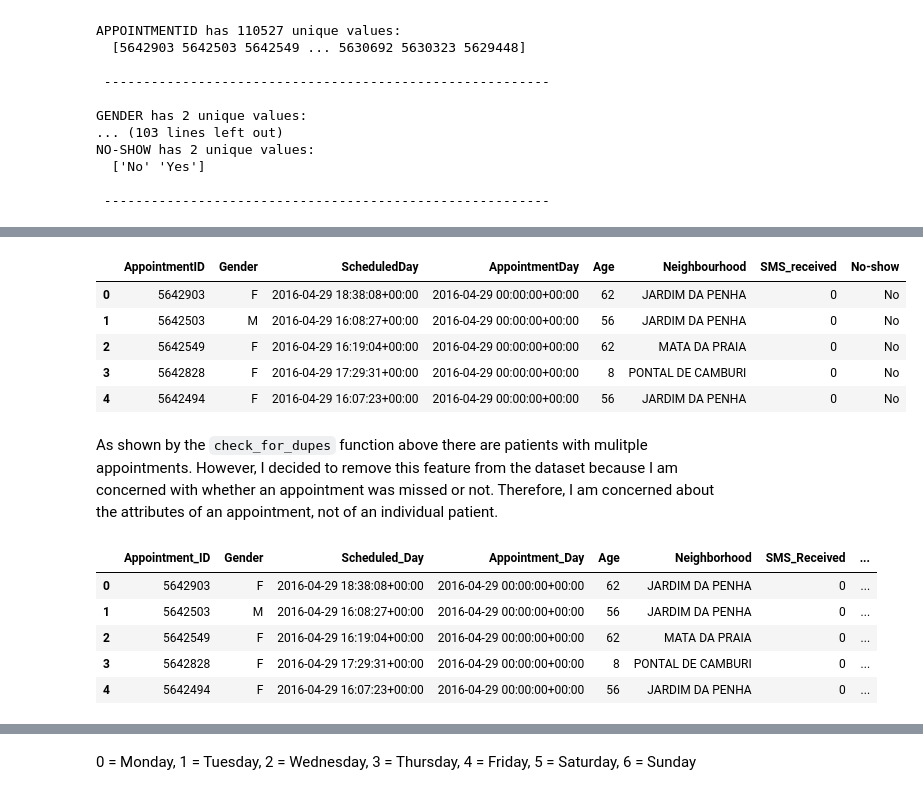
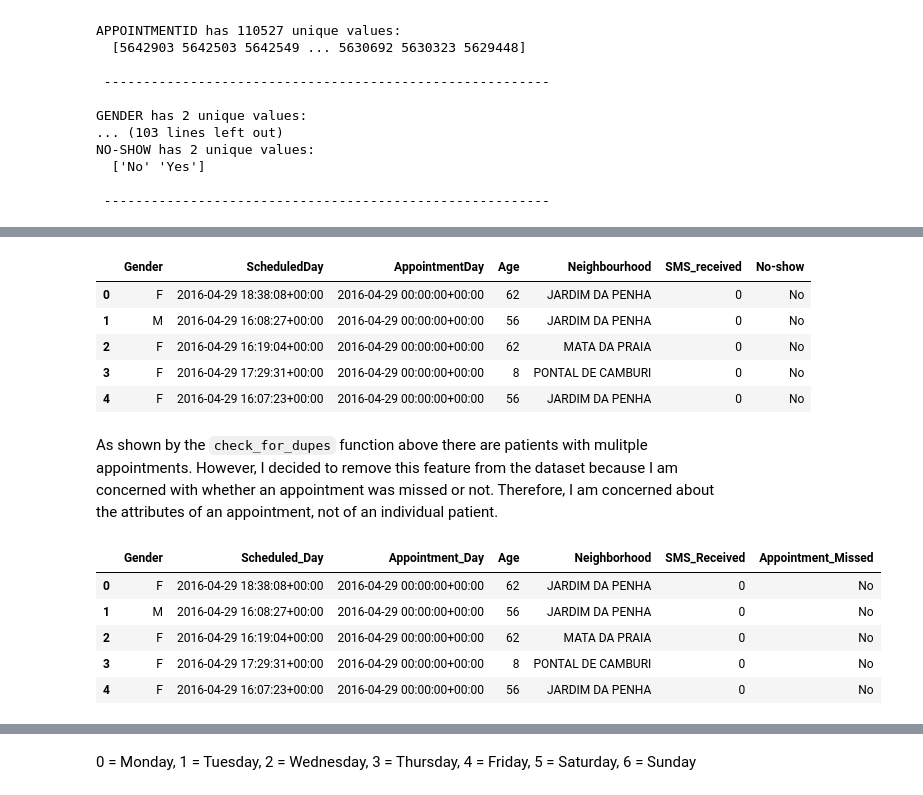
Before and after one commit to davidblackwelder/EDA-appointments, a Jupyter notebook: Investigate_a_Dataset.ipynb, the cells around one changed output, grey strips where cells are left out. Saved outputs shown, nothing was run; the diff lists cells and outputs as text; code cells hidden in the pictures.

Commit message:
Clean dataset

```diff
--- a/Investigate_a_Dataset.ipynb
+++ b/Investigate_a_Dataset.ipynb
@@ -231,29 +233,28 @@ NO-SHOW has 2 unique values:
 # %%
 """
-Create subset of dataset and commenting out column names not needed for this analysis
+Create subset of the dataset and commenting out column names not needed for this analysis
 Copy() ensures Python recognizes new dataframe and not a reference to previous dataframe
 """
-df = df[[# 'PatientId',
-    'AppointmentID', 'Gender', 'ScheduledDay',
+df = df[[# 'PatientId', 'AppointmentID',
+    'Gender', 'ScheduledDay',
     'AppointmentDay', 'Age', 'Neighbourhood',
     # 'Scholarship', 'Hipertension', 'Diabetes', 'Alcoholism', 'Handcap',
     'SMS_received', 'No-show']].copy()
 
 # Check that columns needed for this analysis remain
 df.head()
 # %% [output]
-|  | AppointmentID | Gender | ScheduledDay | AppointmentDay | Age | Neighbourhood | SMS_received | No-show |
-| 0 | 5642903 | F | 2016-04-29 18:38:08+00:00 | 2016-04-29 00:00:00+00:00 | 62 | JARDIM DA PENHA | 0 | No |
-| 1 | 5642503 | M | 2016-04-29 16:08:27+00:00 | 2016-04-29 00:00:00+00:00 | 56 | JARDIM DA PENHA | 0 | No |
-| 2 | 5642549 | F | 2016-04-29 16:19:04+00:00 | 2016-04-29 00:00:00+00:00 | 62 | MATA DA PRAIA | 0 | No |
-| 3 | 5642828 | F | 2016-04-29 17:29:31+00:00 | 2016-04-29 00:00:00+00:00 | 8 | PONTAL DE CAMBURI | 0 | No |
-| 4 | 5642494 | F | 2016-04-29 16:07:23+00:00 | 2016-04-29 00:00:00+00:00 | 56 | JARDIM DA PENHA | 0 | No |
+|  | Gender | ScheduledDay | AppointmentDay | Age | Neighbourhood | SMS_received | No-show |
+| 0 | F | 2016-04-29 18:38:08+00:00 | 2016-04-29 00:00:00+00:00 | 62 | JARDIM DA PENHA | 0 | No |
+| 1 | M | 2016-04-29 16:08:27+00:00 | 2016-04-29 00:00:00+00:00 | 56 | JARDIM DA PENHA | 0 | No |
+| 2 | F | 2016-04-29 16:19:04+00:00 | 2016-04-29 00:00:00+00:00 | 62 | MATA DA PRAIA | 0 | No |
+| 3 | F | 2016-04-29 17:29:31+00:00 | 2016-04-29 00:00:00+00:00 | 8 | PONTAL DE CAMBURI | 0 | No |
+| 4 | F | 2016-04-29 16:07:23+00:00 | 2016-04-29 00:00:00+00:00 | 56 | JARDIM DA PENHA | 0 | No |
 # %% [markdown]
 As shown by the `check_for_dupes` function above there are patients with mulitple appointments. However, I decided to remove this feature from the dataset because I am concerned with whether an appointment was missed or not. Therefore, I am concerned about the attributes of an appointment, not of an individual patient.
 # %%
 # Rename columns
-df = df.rename(columns={'AppointmentID':'Appointment_ID',
-                        'ScheduledDay':'Scheduled_Day',
+df = df.rename(columns={'ScheduledDay':'Scheduled_Day',
                         'AppointmentDay':'Appointment_Day',
                         'Neighbourhood':'Neighborhood',
                         'SMS_received':'SMS_Received',
@@ -263,12 +264,12 @@ df = df.rename(columns={'AppointmentID':'Appointment_ID',
 # Check that columns have been renamed
 df.head()
 # %% [output]
-|  | Appointment_ID | Gender | Scheduled_Day | Appointment_Day | Age | Neighborhood | SMS_Received | ... |
-| 0 | 5642903 | F | 2016-04-29 18:38:08+00:00 | 2016-04-29 00:00:00+00:00 | 62 | JARDIM DA PENHA | 0 | ... |
-| 1 | 5642503 | M | 2016-04-29 16:08:27+00:00 | 2016-04-29 00:00:00+00:00 | 56 | JARDIM DA PENHA | 0 | ... |
-| 2 | 5642549 | F | 2016-04-29 16:19:04+00:00 | 2016-04-29 00:00:00+00:00 | 62 | MATA DA PRAIA | 0 | ... |
-| 3 | 5642828 | F | 2016-04-29 17:29:31+00:00 | 2016-04-29 00:00:00+00:00 | 8 | PONTAL DE CAMBURI | 0 | ... |
-| 4 | 5642494 | F | 2016-04-29 16:07:23+00:00 | 2016-04-29 00:00:00+00:00 | 56 | JARDIM DA PENHA | 0 | ... |
+|  | Gender | Scheduled_Day | Appointment_Day | Age | Neighborhood | SMS_Received | Appointment_Missed |
+| 0 | F | 2016-04-29 18:38:08+00:00 | 2016-04-29 00:00:00+00:00 | 62 | JARDIM DA PENHA | 0 | No |
+| 1 | M | 2016-04-29 16:08:27+00:00 | 2016-04-29 00:00:00+00:00 | 56 | JARDIM DA PENHA | 0 | No |
+| 2 | F | 2016-04-29 16:19:04+00:00 | 2016-04-29 00:00:00+00:00 | 62 | MATA DA PRAIA | 0 | No |
+| 3 | F | 2016-04-29 17:29:31+00:00 | 2016-04-29 00:00:00+00:00 | 8 | PONTAL DE CAMBURI | 0 | No |
+| 4 | F | 2016-04-29 16:07:23+00:00 | 2016-04-29 00:00:00+00:00 | 56 | JARDIM DA PENHA | 0 | No |
 # %%
 # Replace values for appointment missed to represent boolean for if the appointment was missed
 df['Appointment_Missed'] = df['Appointment_Missed'].replace({'No': 0, 'Yes': 1})
```
Also changed, not shown: parts of 28 cells of this notebook.
